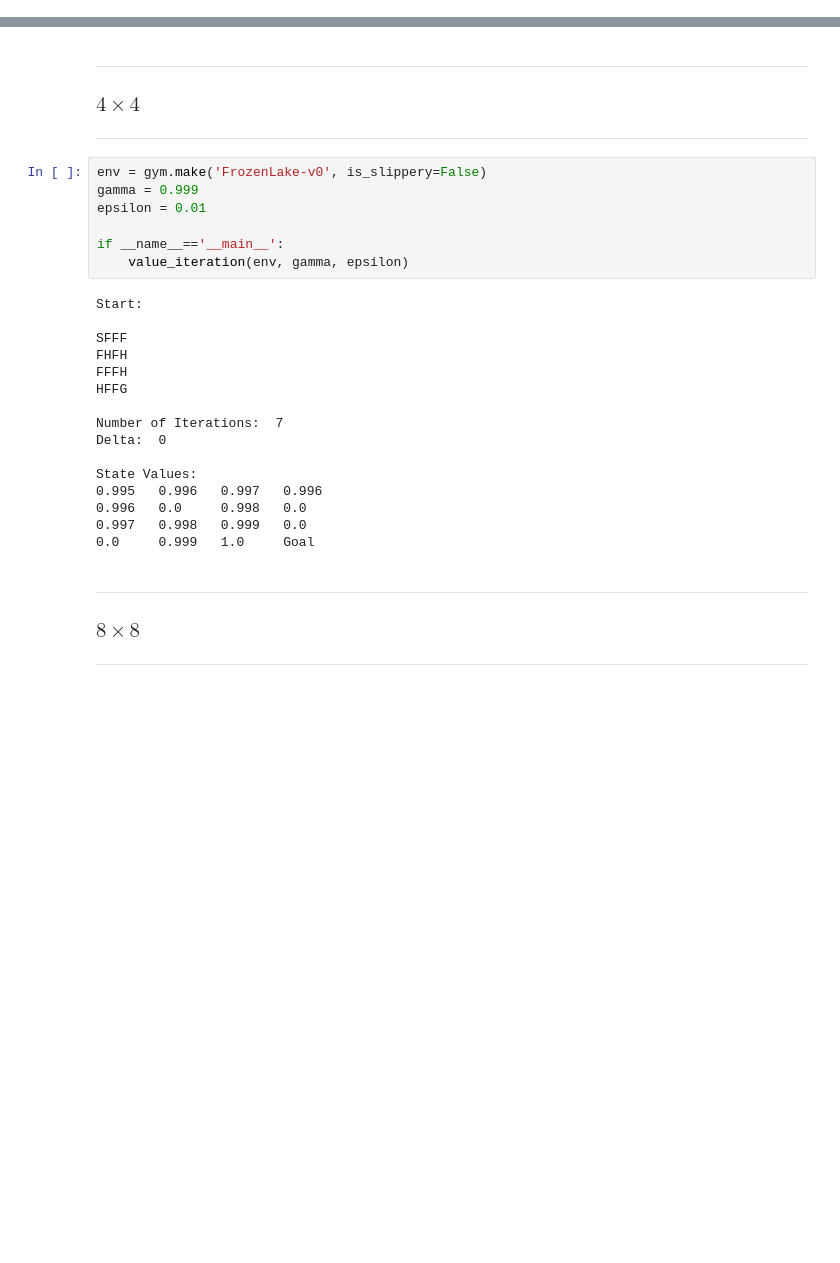
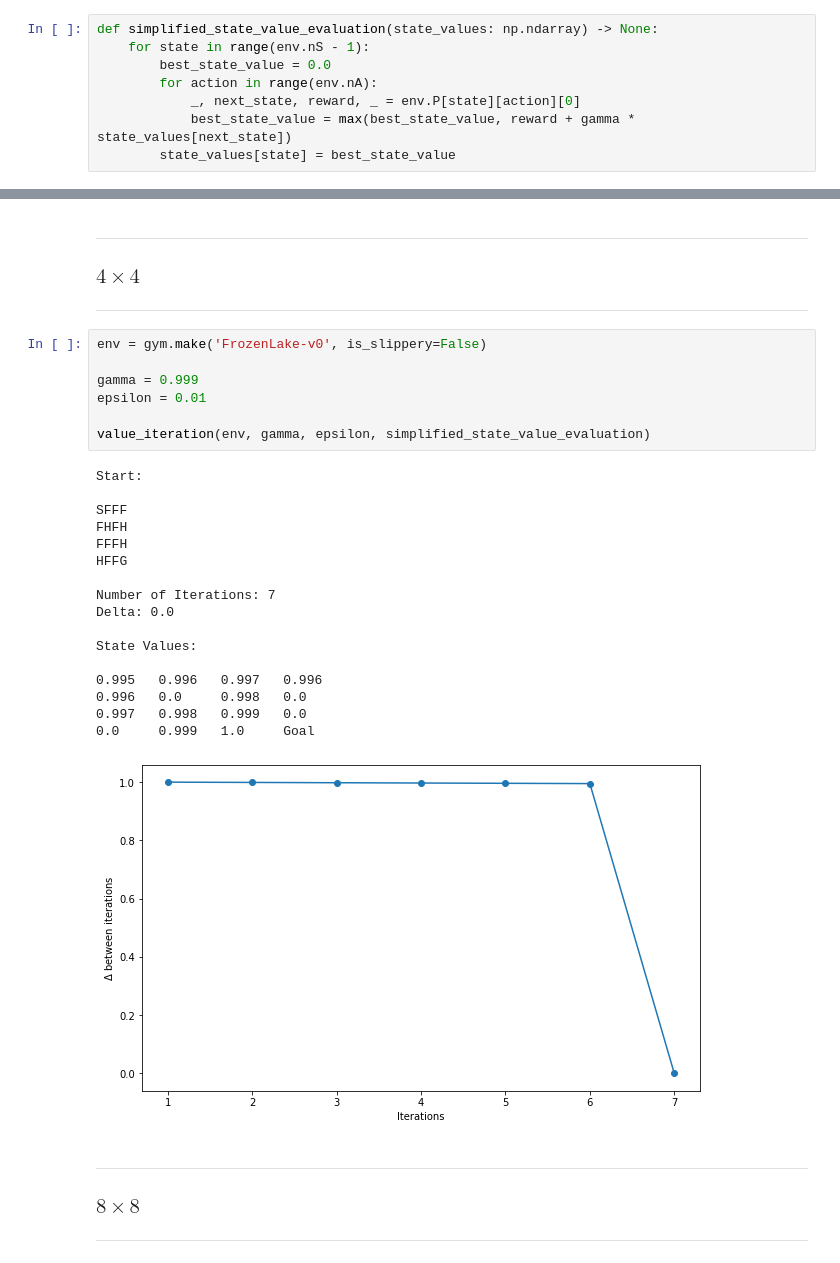
Before and after one commit to jeffreylim/RL_FrozenLake, a Jupyter notebook: FrozenLake_ValueIteration.ipynb, the cells around one changed output, grey strips where cells are left out. Cells and saved outputs as stored; diff of their text form; blank space fills up the shorter version.

```diff
--- a/FrozenLake_ValueIteration.ipynb
+++ b/FrozenLake_ValueIteration.ipynb
@@ -52,3 +56,11 @@ Let $\gamma$ be the discount factor. Terminate search if updates $\lt \epsilon(1
 
 ---
+# %%
+def simplified_state_value_evaluation(state_values: np.ndarray) -> None:
+    for state in range(env.nS - 1):
+        best_state_value = 0.0
+        for action in range(env.nA):
+            _, next_state, reward, _ = env.P[state][action][0]
+            best_state_value = max(best_state_value, reward + gamma * state_values[next_state])
+        state_values[state] = best_state_value
 # %%
@@ -104,27 +116,29 @@ def value_iteration(env, gamma, epsilon):
 ---
 # %%
 env = gym.make('FrozenLake-v0', is_slippery=False)
+
 gamma = 0.999
 epsilon = 0.01
 
-if __name__=='__main__':
-    value_iteration(env, gamma, epsilon)
+value_iteration(env, gamma, epsilon, simplified_state_value_evaluation)
 # %% [output]
 Start:
 
 SFFF
 FHFH
 FFFH
 HFFG
 
-Number of Iterations:  7
-Delta:  0
+Number of Iterations: 7
+Delta: 0.0
 
 State Values:
+
 0.995   0.996   0.997   0.996
 0.996   0.0     0.998   0.0
 0.997   0.998   0.999   0.0
 0.0     0.999   1.0     Goal
+[figure, added]
 # %% [markdown]
 ---
 
```
Also changed, not shown: parts of 9 cells of this notebook, 2 other files.
